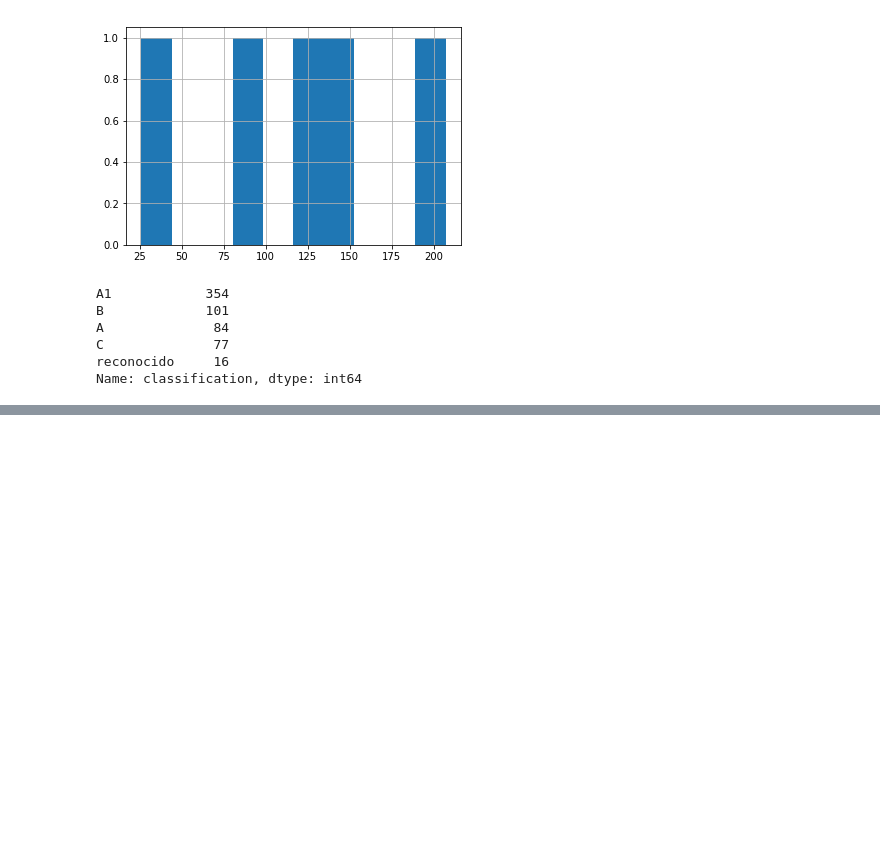
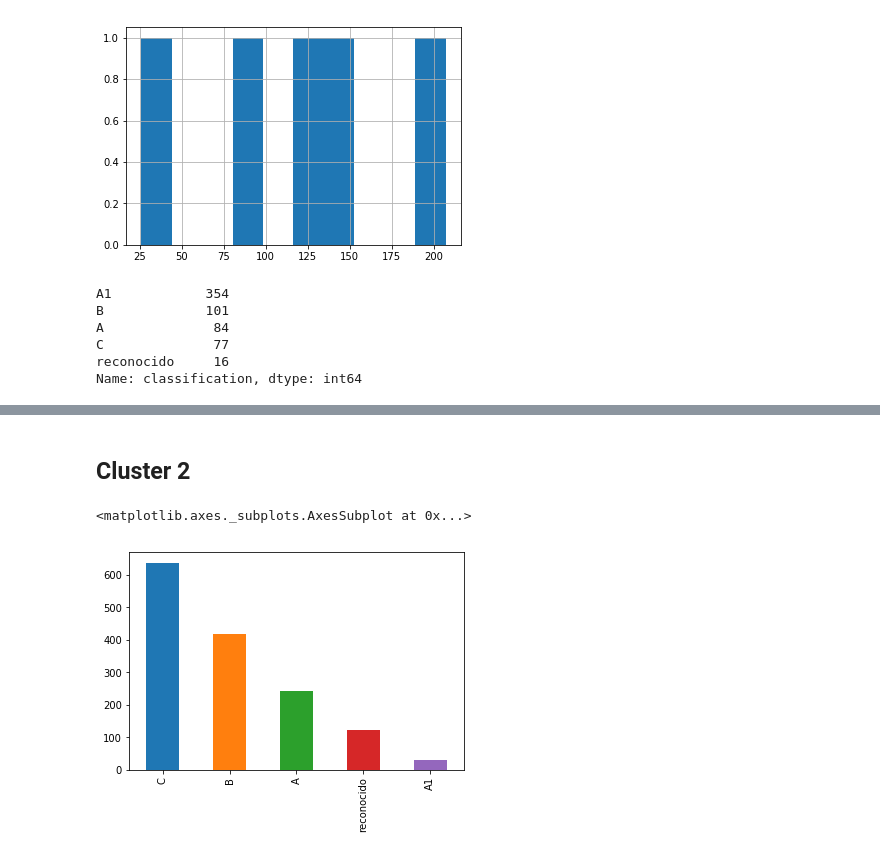
Before and after one commit to leiverandres/grupvis-bk, a Jupyter notebook: script/clustering/exploring_data.ipynb, the cells around one changed output, grey strips where cells are left out. Cells and saved outputs as stored; diff of their text form; code cells hidden in the pictures; blank space fills up the shorter version.

```diff
--- a/script/clustering/exploring_data.ipynb
+++ b/script/clustering/exploring_data.ipynb
@@ -104,0 +142,9 @@ Name: classification, dtype: int64
+# %% [markdown]
+## Cluster 2
+# %%
+label_1 = out_df[out_df['label'] == 1]
+label_1.index
+df[df.index.isin(label_1.index)]['classification'].value_counts().plot.bar()
+# %% [output]
+<matplotlib.axes._subplots.AxesSubplot at 0x...>
+[figure, added]
```
Also changed, not shown: parts of 20 cells of this notebook.
